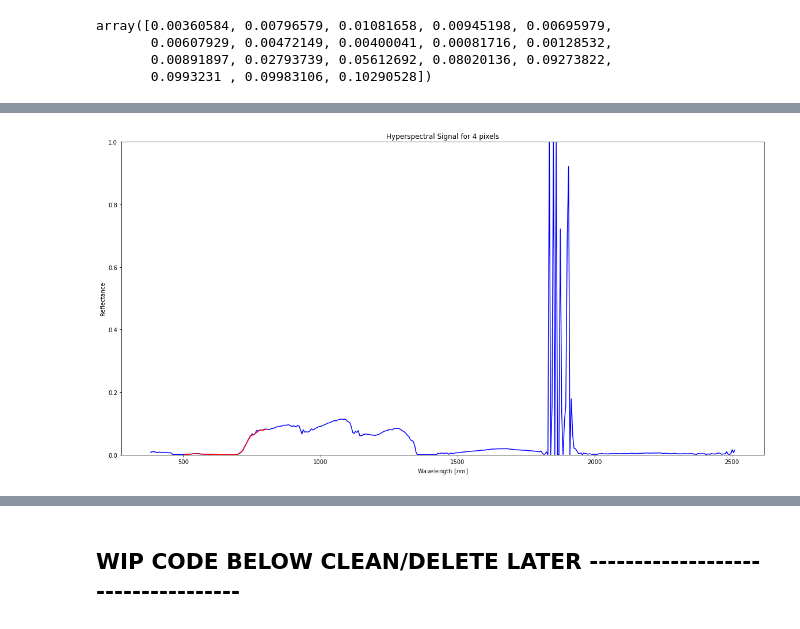
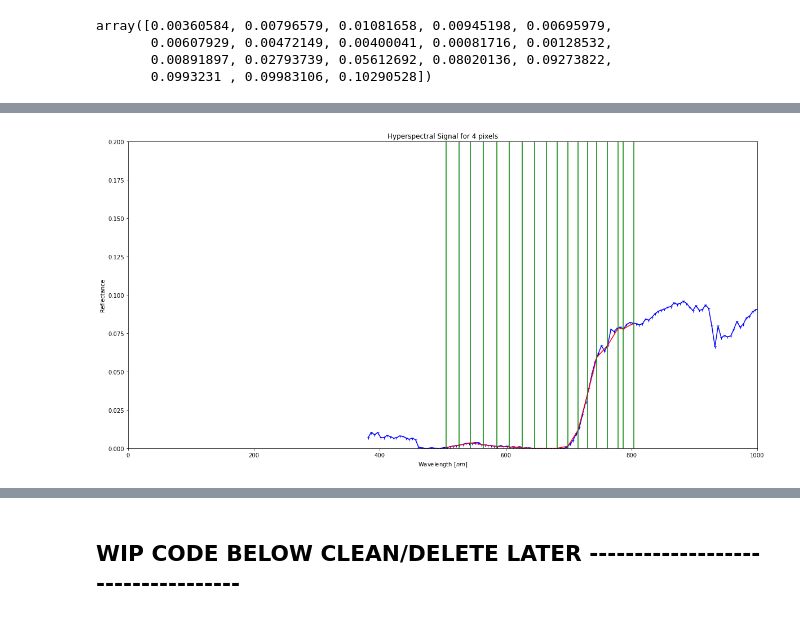
Before and after one commit to cjstewart/hyperspectral-project, a Jupyter notebook: notebooks/hyperspectral_EDA.ipynb, the cells around one changed output, grey strips where cells are left out. Saved outputs shown, nothing was run; the diff lists cells and outputs as text; code cells hidden in the pictures.

```diff
--- a/notebooks/hyperspectral_EDA.ipynb
+++ b/notebooks/hyperspectral_EDA.ipynb
@@ -554,7 +552,7 @@ We have a function that takes in an array of a reflectance values for a single s
 
 Note: The function uses a linear interpolation method in the resampling.
 # %%
-def reband_spec(spect_array, input_bandcentres_array, output_bandcentres_array):
+def reband_spectral_array(spect_array, input_bandcentres_array, output_bandcentres_array):
     """
     Takes in both a 1D spectral array and a input array of band centres and then returns the linearly interpolated
     reflectance values of the desired output bands.
@@ -596,16 +617,18 @@ array([0.00360584, 0.00796579, 0.01081658, 0.00945198, 0.00695979,
 # %%
 i, j = 10, 10
 fig, ax = plt.subplots(figsize=(20, 10))
 # plot some random wavelengths
 temp = reband_spec(refl_array[100,100,:], wavelength_array, desired_band_centres)
 
-ax.plot(wavelength_array, refl_array[100,100,:], c='b')
+ax.plot(wavelength_array, refl_array[100,100,:], c='b', marker="1")
 ax.plot(desired_band_centres, temp, c='r')
+ax.plot([desired_band_centres,desired_band_centres], [0,1], c='g') # CHANGE to band widths (not centres)
 #ax.set_xticks(range(0, 250, 3000))
 plt.title("Hyperspectral Signal for 4 pixels")
 plt.ylabel('Reflectance')
-plt.ylim((0,1))
+plt.ylim((0,0.2))
+plt.xlim((0,1000))
 plt.xlabel('Wavelength [$nm$]')
 plt.show()
 # %% [output]
-[figure, old version]
+[figure, new version]
```
Also changed, not shown: parts of 34 cells of this notebook.
